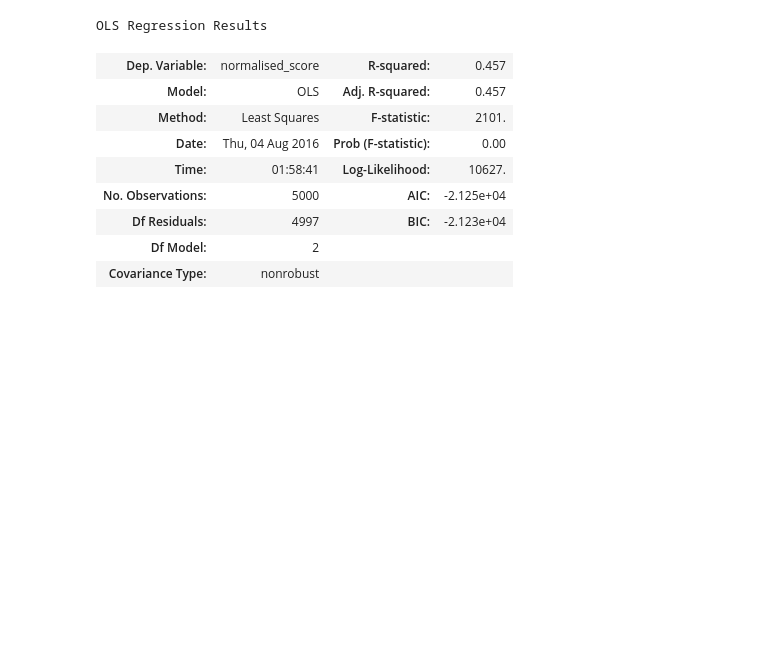
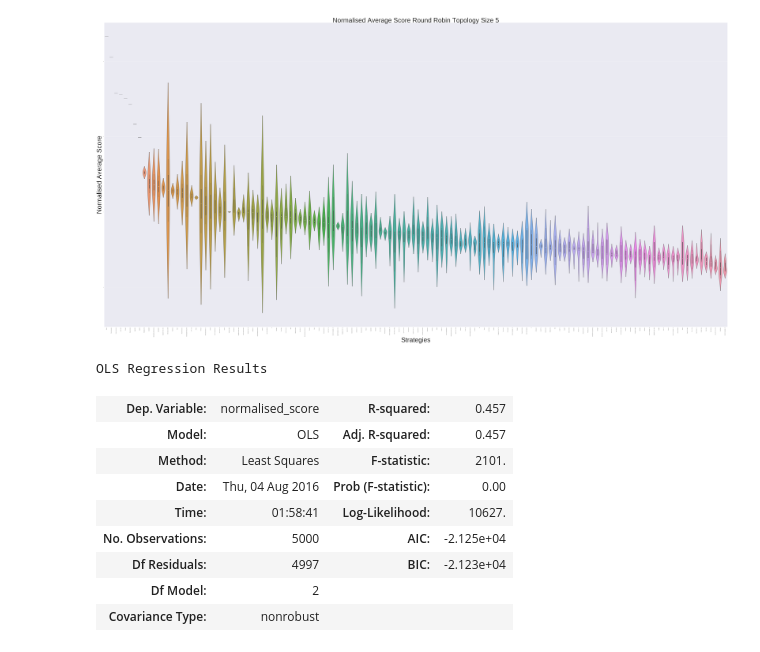
Before and after one commit to Nikoleta-v3/jobs, a Jupyter notebook: 2xsizesx3xtopologies.ipynb, the cells around one changed output. Drawn from its saved outputs; the diff is of its cells as text; code cells hidden in the pictures; blank space fills up the shorter version.

```diff
--- a/2xsizesx3xtopologies.ipynb
+++ b/2xsizesx3xtopologies.ipynb
@@ -21,3 +21,3 @@ lattice_fifty = pd.read_csv("/home/nikoleta/src/jobs/data/Lattice_50_players.csv
 # %%
-rr_five = pd.read_csv("/home/nikoleta/src/jobs/data/Round_Robin_5.csv")
-rr_fifty = pd.read_csv("/home/nikoleta/src/jobs/data/Round_Robin_50.csv")
+rr_five = pd.read_csv("/home/nikoleta/src/jobs/data/ch3_experiment/Round_Robin_5.csv")
+rr_fifty = pd.read_csv("/home/nikoleta/src/jobs/data/ch3_experiment/Round_Robin_50.csv")
@@ -41,3 +30,7 @@ name = "cycle_fifty"
+# %%
+data = rr_five
+title = "Round Robin"
+size = '5'
 # %%
 # Get winning ratio
 # First we get particapting number
@@ -105,3 +58,6 @@ ratio
+# %%
+data = data.sort('ratio')
+names = data.player_name.unique()
 # %%
 # barplot
 figure = plt.figure(figsize=(width, height))
@@ -129,15 +86,17 @@ meds = temp.median()
 meds.sort(ascending=False)
 temp = temp[meds.index]
 # %%
-figure = plt.figure(figsize=(width, height))
+figure = plt.figure(figsize=(120, 60))
 plt.xticks(positions, rotation=90)
 plt.xlim(0, spacing * (nplayers + 1))
 plt.tick_params(axis='both', which='both', labelsize=8)
-temp.boxplot(rot=90, widths = 0.9)
+sns.violinplot(data=temp, width= 0.7, scale = 'width')
 plt.xlabel('Strategies', fontsize=70)
 plt.ylabel('Normalised Average Score', fontsize=70)
-plt.title('Box plot for normalised average score Round Robin s=50', fontsize=70)
-plt.savefig("/home/nikoleta/Desktop/Images/box-plot-{}.pdf".format(name), format='pdf')
+plt.title('Normalised Average Score {} Topology Size {}'.format(title,size), fontsize=70)
+plt.savefig("/home/nikoleta/src/jobs/images/normalised-score-{}-{}.pdf".format(title,size), format='pdf',bbox_inches='tight')
+# %% [output]
+[figure, added]
 # %%
 grouped = data.groupby(["frequency"])
 temp = pd.DataFrame({col:vals['normalised_score'] for col,vals in grouped})
```
Also changed, not shown: parts of 15 cells of this notebook.
